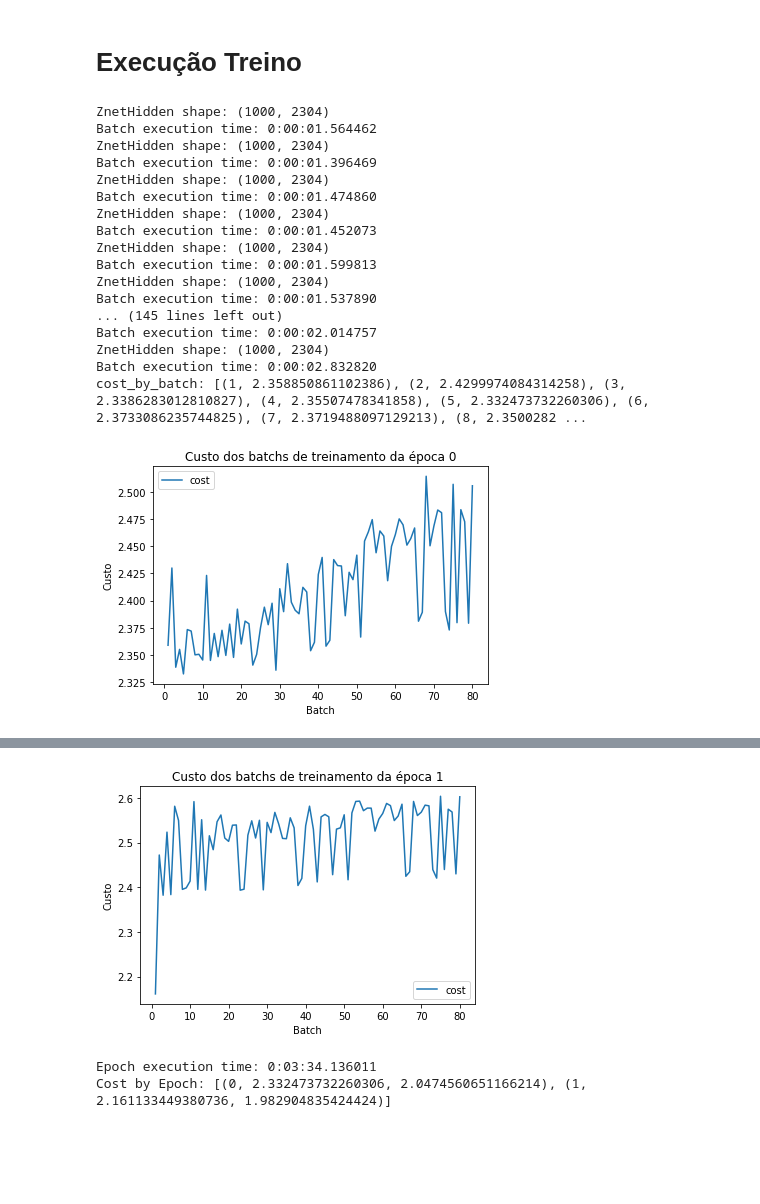
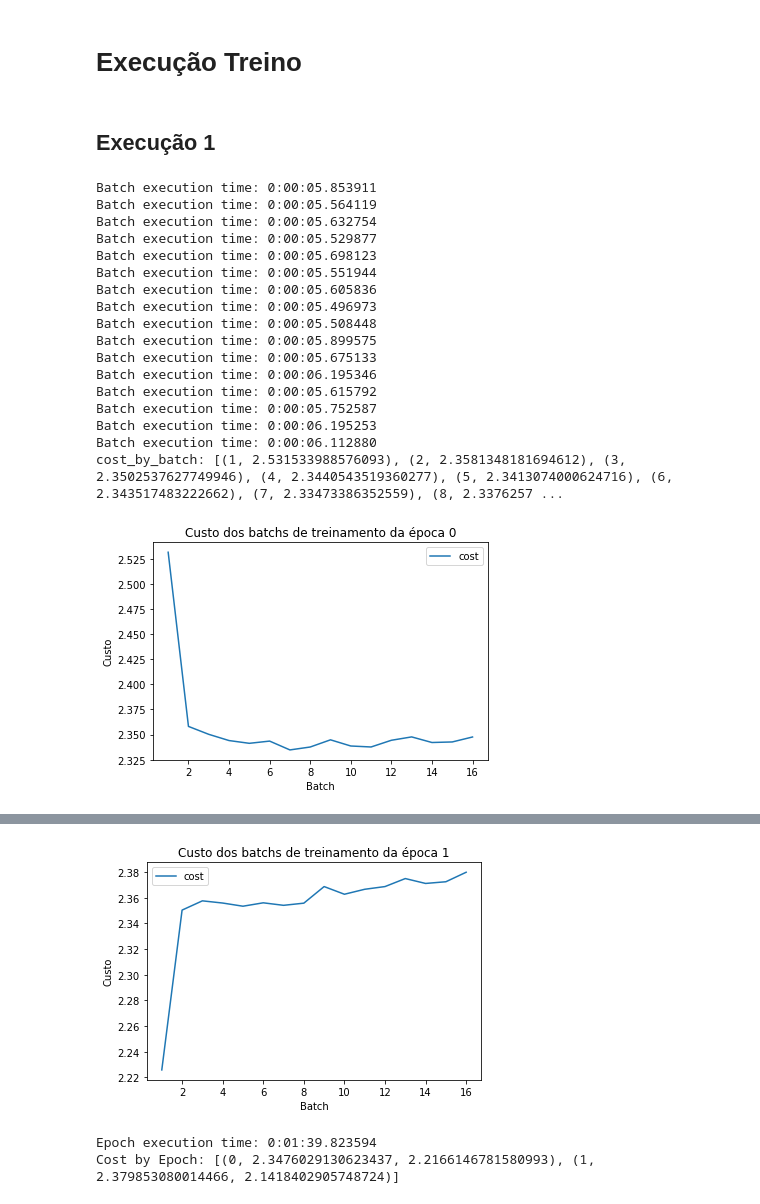
Before and after one commit to gihbatalha/image-categorization-neural-network, a Jupyter notebook: Projeto2.ipynb, the cells around one changed output, grey strips where cells are left out. Cells and saved outputs as stored; diff of their text form; code cells hidden in the pictures; blank space fills up the shorter version.

```diff
--- a/Projeto2.ipynb
+++ b/Projeto2.ipynb
@@ -303 +300,3 @@ weights1 = np.array([[-0.00386736, -0.00624009, 0.02668439, -0.00999178, 0.03603
+# %%
+weights1 = get_randomly_initialized_theta(3072,10,345)
 # %%
@@ -524,8 +522,10 @@ def train_neural_network(epochs,weightsInHiddenConnection,weightsHiddenOutConnec
             batchIndex+=1
             cost_by_batch.append((batchIndex, cost))
 
-            if(bestCost == -1 or cost < bestCost):
-                bestCost = cost
+#             if(bestCost == -1 or cost < bestCost):
+            bestCost = cost
+#                 weightsInHiddenConnection = updatedWeightsInHidden
+#                 weightsHiddenOutConnection = updatedWeightsHiddenOut
 
             endTime = datetime.datetime.now()
 
@@ -554,28 +554,30 @@ def train_neural_network(epochs,weightsInHiddenConnection,weightsHiddenOutConnec
     return (cost_by_epoch, weightsInHiddenConnection, weightsHiddenOutConnection)
 # %% [markdown]
 # Execução Treino
+# %% [markdown]
+## Execução 1
 # %%
-weightsInHiddenConnection = get_randomly_initialized_theta(3073,2304)
+weightsInHiddenConnection = get_randomly_initialized_theta(3072,2304,2)
 # %%
-weightsHiddenOutConnection = get_randomly_initialized_theta(2304,10)
+weightsHiddenOutConnection = get_randomly_initialized_theta(2304,10,3)
 # %%
-(cost_by_epoch_training_neural, weightsInHiddenConnection, weightsHiddenOutConnection) = train_neural_network(2,weightsInHiddenConnection,weightsHiddenOutConnection,0.01,1000,inputs,-1)
+(cost_by_epoch_training_neural, weightsInHiddenConnection, weightsHiddenOutConnection) = train_neural_network(2,weightsInHiddenConnection,weightsHiddenOutConnection,0.01,5000,inputs,-1)
 # %% [output]
-ZnetHidden shape: (1000, 2304)
-Batch execution time: 0:00:01.564462
-ZnetHidden shape: (1000, 2304)
-Batch execution time: 0:00:01.396469
-ZnetHidden shape: (1000, 2304)
-Batch execution time: 0:00:01.474860
-ZnetHidden shape: (1000, 2304)
-Batch execution time: 0:00:01.452073
-ZnetHidden shape: (1000, 2304)
-Batch execution time: 0:00:01.599813
-ZnetHidden shape: (1000, 2304)
-Batch execution time: 0:00:01.537890
-... (145 lines left out)
-Batch execution time: 0:00:02.014757
-ZnetHidden shape: (1000, 2304)
-Batch execution time: 0:00:02.832820
-cost_by_batch: [(1, 2.358850861102386), (2, 2.4299974084314258), (3, 2.3386283012810827), (4, 2.35507478341858), (5, 2.332473732260306), (6, 2.3733086235744825), (7, 2.3719488097129213), (8, 2.3500282 ...
+Batch execution time: 0:00:05.853911
+Batch execution time: 0:00:05.564119
+Batch execution time: 0:00:05.632754
+Batch execution time: 0:00:05.529877
+Batch execution time: 0:00:05.698123
+Batch execution time: 0:00:05.551944
+Batch execution time: 0:00:05.605836
+Batch execution time: 0:00:05.496973
+Batch execution time: 0:00:05.508448
+Batch execution time: 0:00:05.899575
+Batch execution time: 0:00:05.675133
+Batch execution time: 0:00:06.195346
+Batch execution time: 0:00:05.615792
+Batch execution time: 0:00:05.752587
+Batch execution time: 0:00:06.195253
+Batch execution time: 0:00:06.112880
+cost_by_batch: [(1, 2.531533988576093), (2, 2.3581348181694612), (3, 2.3502537627749946), (4, 2.3440543519360277), (5, 2.3413074000624716), (6, 2.343517483222662), (7, 2.33473386352559), (8, 2.3376257 ...
-[figure, old version]
+[figure, new version]
@@ -599,6 +602,6 @@ cost_by_batch: [(1, 2.161133449380736), (2, 2.4722584689956526), (3, 2.382158398
-[figure, old version]
+[figure, new version]
-Epoch execution time: 0:03:34.136011
-Cost by Epoch: [(0, 2.332473732260306, 2.0474560651166214), (1, 2.161133449380736, 1.982904835424424)]
+Epoch execution time: 0:01:39.823594
+Cost by Epoch: [(0, 2.3476029130623437, 2.2166146781580993), (1, 2.379853080014466, 2.1418402905748724)]
 # %%
 plot_cost_train_val_by_epoch(cost_by_epoch_training_neural)
 # %% [output]
```
Also changed, not shown: parts of 19 cells of this notebook.
